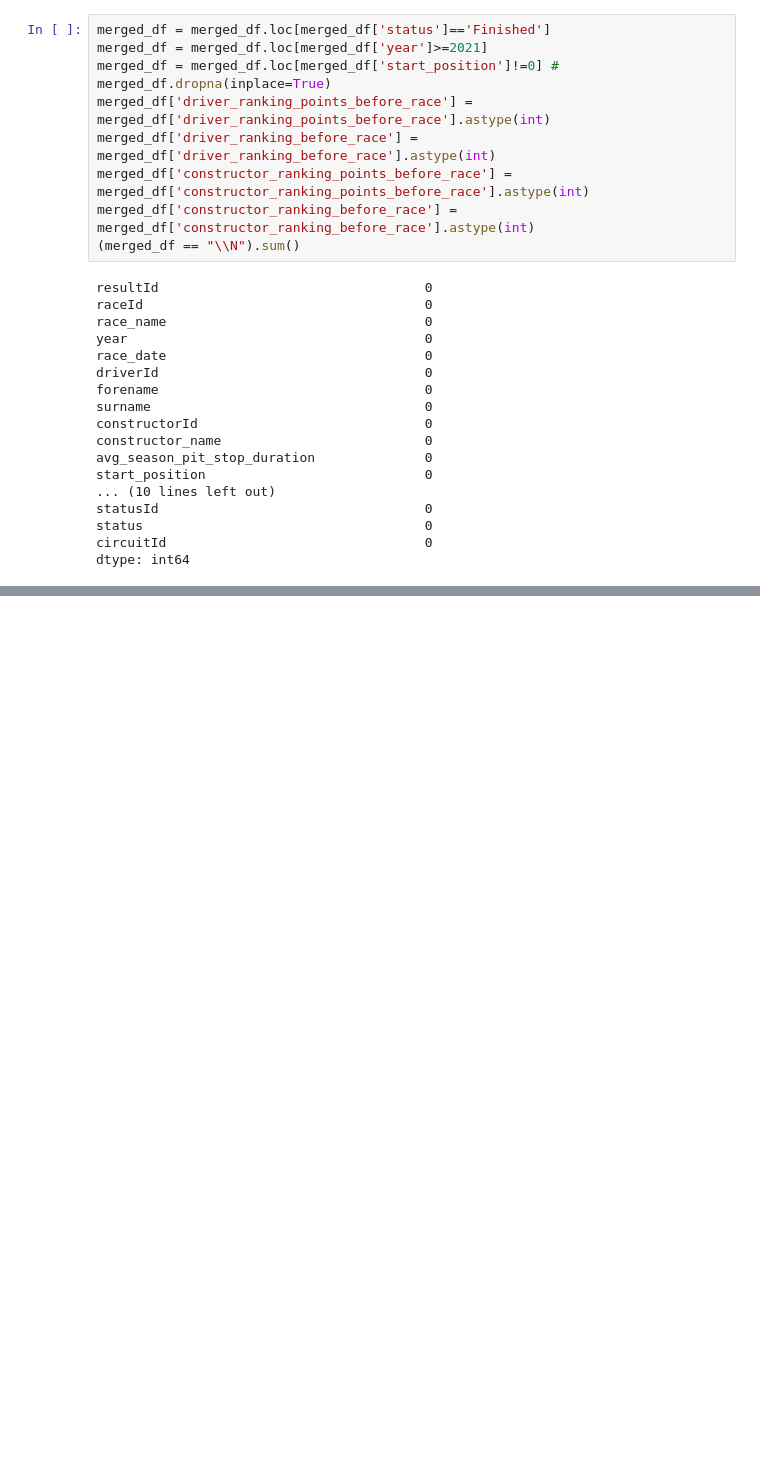
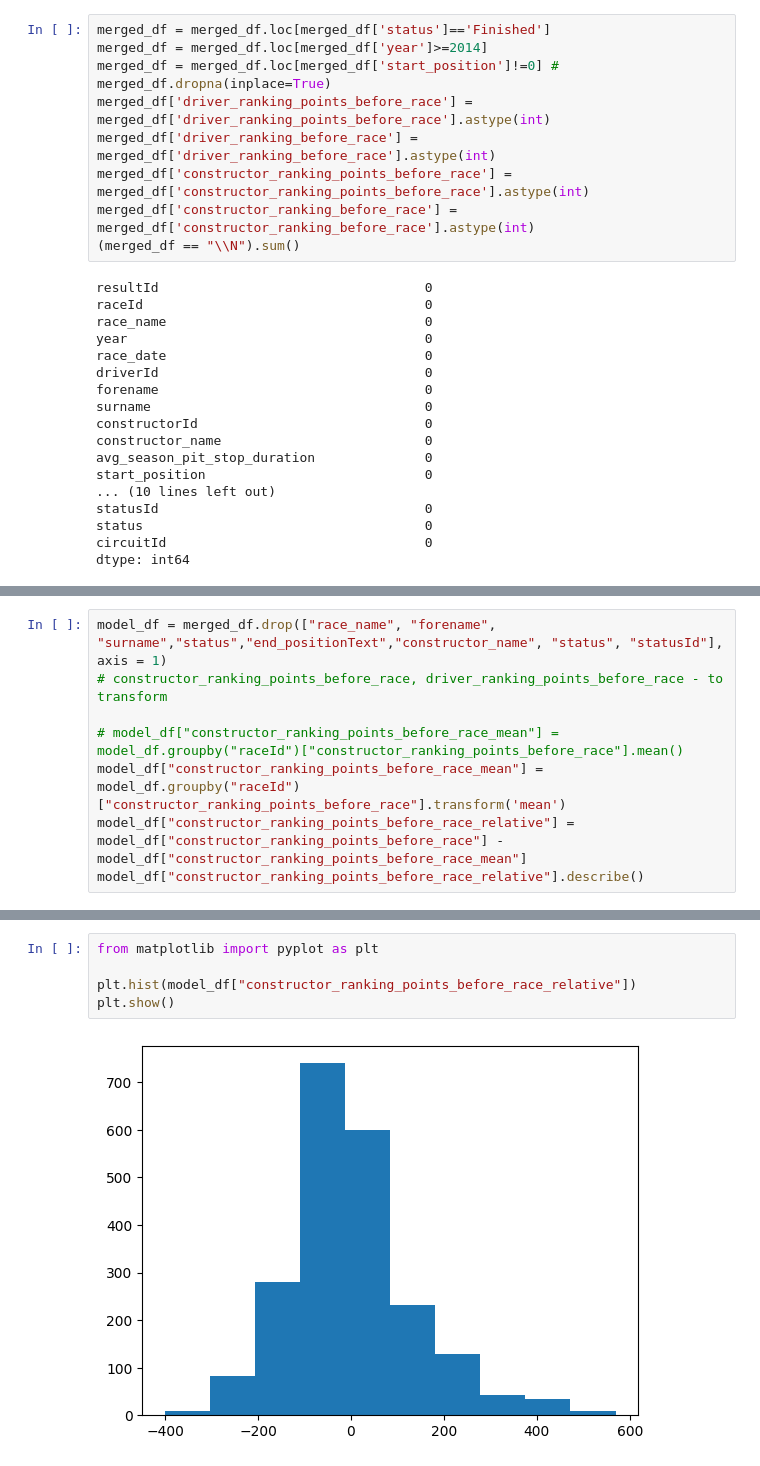
Before and after one commit to Maac111/F1-prediction, a Jupyter notebook: F1_model.ipynb, the cells around one changed output, grey strips where cells are left out. Drawn from its saved outputs; the diff is of its cells as text; blank space fills up the shorter version.

```diff
--- a/F1_model.ipynb
+++ b/F1_model.ipynb
@@ -183,7 +184,7 @@ Crankshaft           1
 Name: count, Length: 137, dtype: int64
 # %%
 merged_df = merged_df.loc[merged_df['status']=='Finished']
-merged_df = merged_df.loc[merged_df['year']>=2021]
+merged_df = merged_df.loc[merged_df['year']>=2014]
 merged_df = merged_df.loc[merged_df['start_position']!=0] #
 merged_df.dropna(inplace=True)
 merged_df['driver_ranking_points_before_race'] = merged_df['driver_ranking_points_before_race'].astype(int)
@@ -227,0 +234,8 @@ merged_df
+# %%
+model_df = merged_df.drop(["race_name", "forename", "surname","status","end_positionText","constructor_name", "status", "statusId"], axis = 1)
+# constructor_ranking_points_before_race, driver_ranking_points_before_race - to transform
+
+# model_df["constructor_ranking_points_before_race_mean"] =  model_df.groupby("raceId")["constructor_ranking_points_before_race"].mean()
+model_df["constructor_ranking_points_before_race_mean"] = model_df.groupby("raceId")["constructor_ranking_points_before_race"].transform('mean')
+model_df["constructor_ranking_points_before_race_relative"] = model_df["constructor_ranking_points_before_race"] - model_df["constructor_ranking_points_before_race_mean"]
+model_df["constructor_ranking_points_before_race_relative"].describe()
@@ -227,0 +252,7 @@ merged_df
+# %%
+from matplotlib import pyplot as plt
+
+plt.hist(model_df["constructor_ranking_points_before_race_relative"])
+plt.show()
+# %% [output]
+[figure, added]
```
Also changed, not shown: parts of 5 cells of this notebook, 5 other files.
